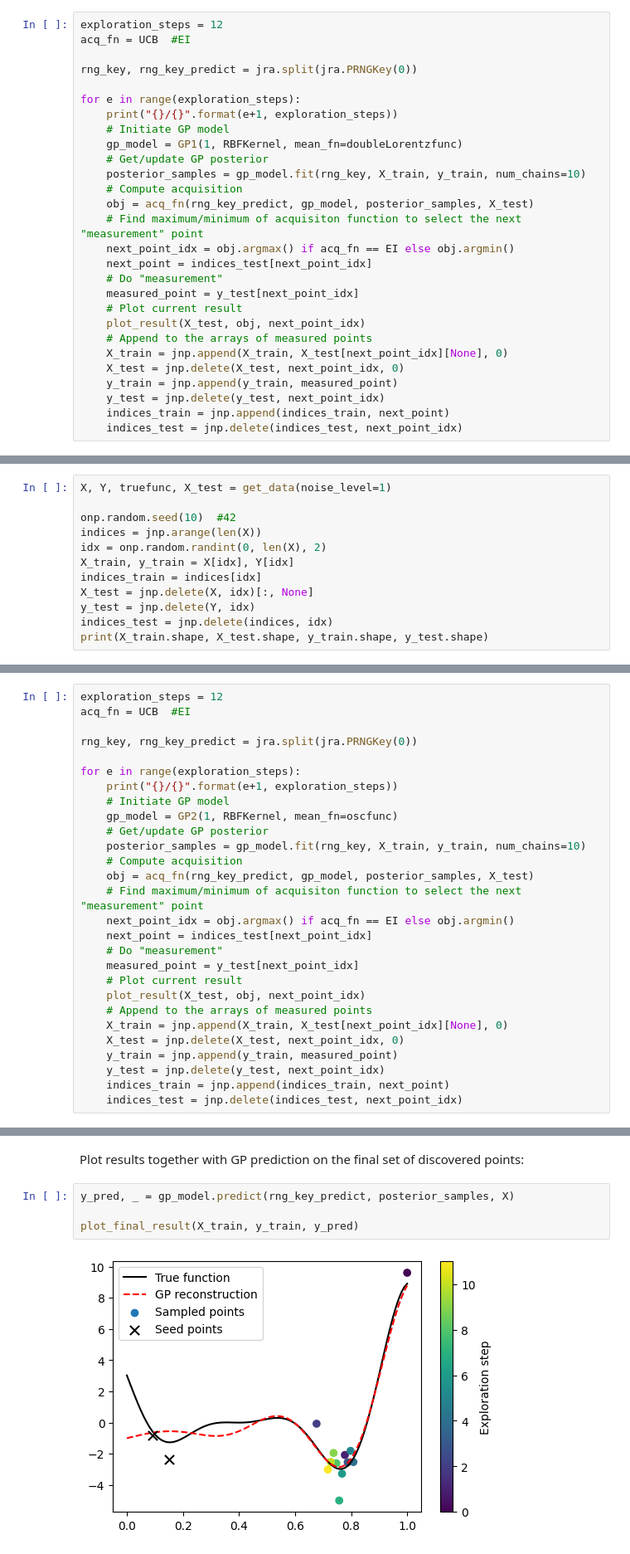
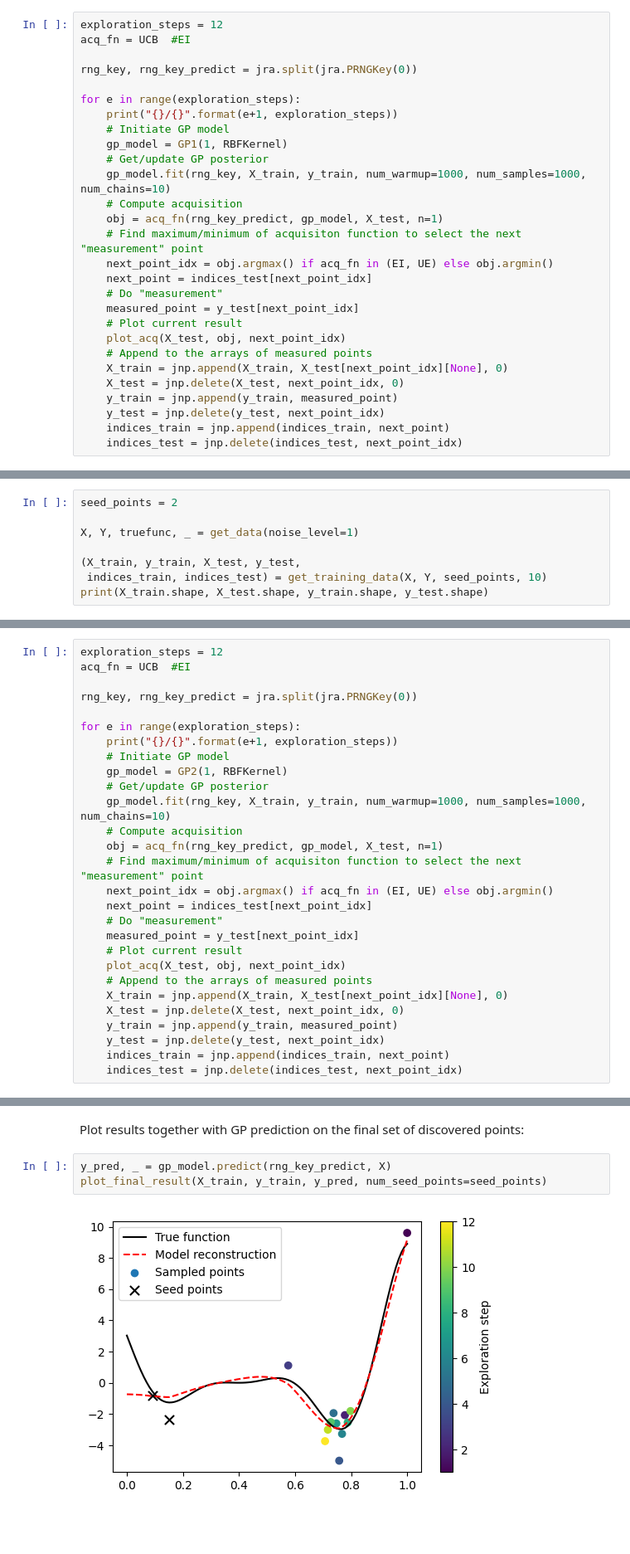
Before and after one commit to ziatdinovmax/AugmentedGaussianProcess, a Jupyter notebook: sGPBO_forrester.ipynb, the cells around one changed output, grey strips where cells are left out. Shown at 83% size. Saved outputs shown, nothing was run; the diff lists cells and outputs as text; blank space fills up the shorter version.

```diff
--- a/sGPBO_forrester.ipynb
+++ b/sGPBO_forrester.ipynb
@@ -436,18 +522,18 @@ rng_key, rng_key_predict = jra.split(jra.PRNGKey(0))
 for e in range(exploration_steps):
     print("{}/{}".format(e+1, exploration_steps))
     # Initiate GP model
-    gp_model = GP1(1, RBFKernel, mean_fn=doubleLorentzfunc)
+    gp_model = GP1(1, RBFKernel)
     # Get/update GP posterior
-    posterior_samples = gp_model.fit(rng_key, X_train, y_train, num_chains=10)
+    gp_model.fit(rng_key, X_train, y_train, num_warmup=1000, num_samples=1000, num_chains=10)
     # Compute acquisition
-    obj = acq_fn(rng_key_predict, gp_model, posterior_samples, X_test)
+    obj = acq_fn(rng_key_predict, gp_model, X_test, n=1)
     # Find maximum/minimum of acquisiton function to select the next "measurement" point
-    next_point_idx = obj.argmax() if acq_fn == EI else obj.argmin()
+    next_point_idx = obj.argmax() if acq_fn in (EI, UE) else obj.argmin()
     next_point = indices_test[next_point_idx]
     # Do "measurement"
     measured_point = y_test[next_point_idx]
     # Plot current result
-    plot_result(X_test, obj, next_point_idx)
+    plot_acq(X_test, obj, next_point_idx)
     # Append to the arrays of measured points
     X_train = jnp.append(X_train, X_test[next_point_idx][None], 0)
     X_test = jnp.delete(X_test, next_point_idx, 0)
@@ -577,0 +664,8 @@ class GP2(ExactGP):
+# %%
+seed_points = 2
+
+X, Y, truefunc, _ = get_data(noise_level=1)
+
+(X_train, y_train, X_test, y_test,
+ indices_train, indices_test) = get_training_data(X, Y, seed_points, 10)
+print(X_train.shape, X_test.shape, y_train.shape, y_test.shape)
@@ -578,14 +674,2 @@ class GP2(ExactGP):
 # %% [markdown]
 Run Bayesian optimization:
-# %%
-X, Y, truefunc, X_test = get_data(noise_level=1)
-
-onp.random.seed(10)  #42
-indices = jnp.arange(len(X))
-idx = onp.random.randint(0, len(X), 2)
-X_train, y_train = X[idx], Y[idx]
-indices_train = indices[idx]
-X_test = jnp.delete(X, idx)[:, None]
-y_test = jnp.delete(Y, idx)
-indices_test = jnp.delete(indices, idx)
-print(X_train.shape, X_test.shape, y_train.shape, y_test.shape)
@@ -600,18 +682,18 @@ rng_key, rng_key_predict = jra.split(jra.PRNGKey(0))
 for e in range(exploration_steps):
     print("{}/{}".format(e+1, exploration_steps))
     # Initiate GP model
-    gp_model = GP2(1, RBFKernel, mean_fn=oscfunc)
+    gp_model = GP2(1, RBFKernel)
     # Get/update GP posterior
-    posterior_samples = gp_model.fit(rng_key, X_train, y_train, num_chains=10)
+    gp_model.fit(rng_key, X_train, y_train, num_warmup=1000, num_samples=1000, num_chains=10)
     # Compute acquisition
-    obj = acq_fn(rng_key_predict, gp_model, posterior_samples, X_test)
+    obj = acq_fn(rng_key_predict, gp_model, X_test, n=1)
     # Find maximum/minimum of acquisiton function to select the next "measurement" point
-    next_point_idx = obj.argmax() if acq_fn == EI else obj.argmin()
+    next_point_idx = obj.argmax() if acq_fn in (EI, UE) else obj.argmin()
     next_point = indices_test[next_point_idx]
     # Do "measurement"
     measured_point = y_test[next_point_idx]
     # Plot current result
-    plot_result(X_test, obj, next_point_idx)
+    plot_acq(X_test, obj, next_point_idx)
     # Append to the arrays of measured points
     X_train = jnp.append(X_train, X_test[next_point_idx][None], 0)
     X_test = jnp.delete(X_test, next_point_idx, 0)
@@ -668,8 +750,7 @@ Number of divergences: 43
 # %% [markdown]
 Plot results together with GP prediction on the final set of discovered points:
 # %%
-y_pred, _ = gp_model.predict(rng_key_predict, posterior_samples, X)
-
-plot_final_result(X_train, y_train, y_pred)
+y_pred, _ = gp_model.predict(rng_key_predict, X)
+plot_final_result(X_train, y_train, y_pred, num_seed_points=seed_points)
 # %% [output]
-[figure, old version]
+[figure, new version]
```
Also changed, not shown: parts of 38 cells of this notebook.
